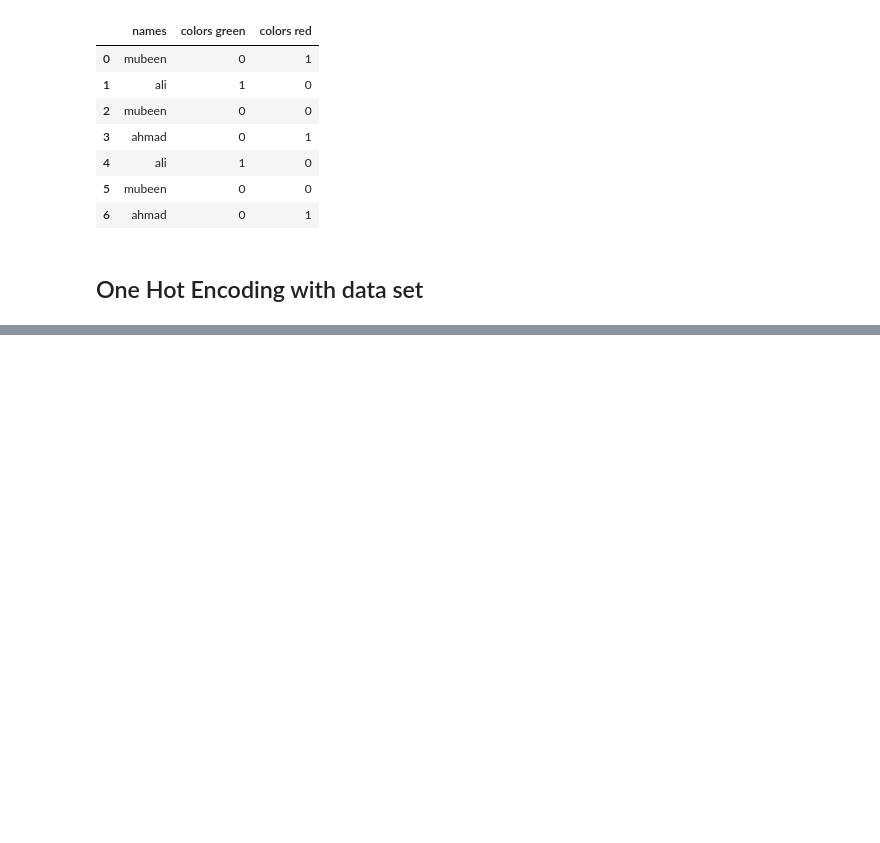
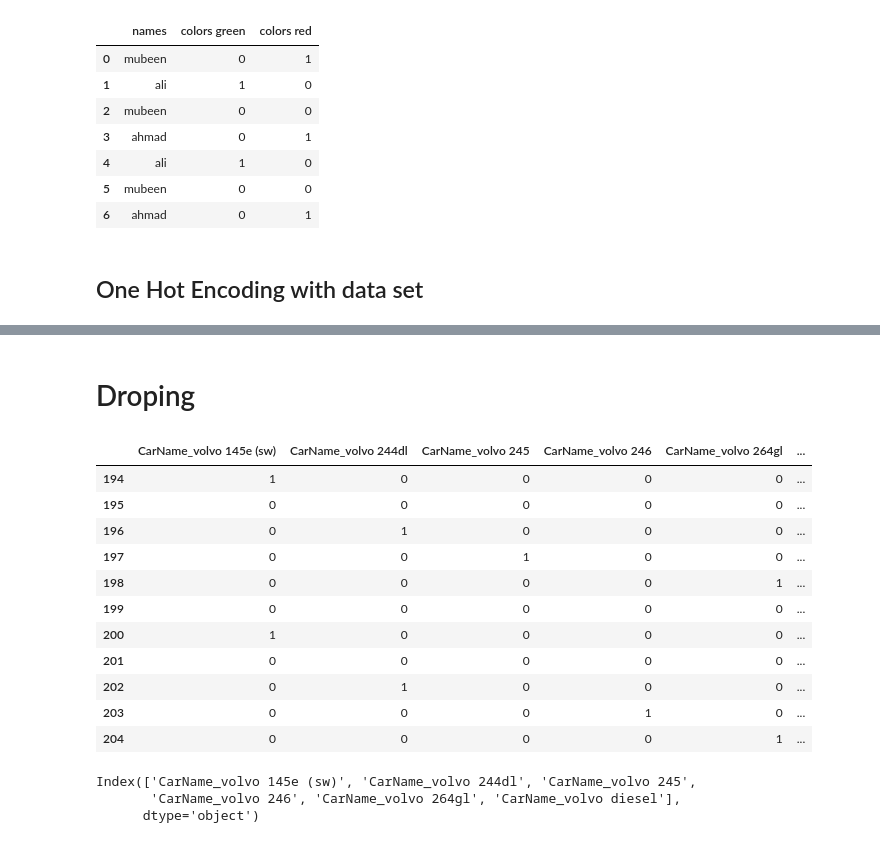
Before and after one commit to Mubeen-Ahmad/ML, a Jupyter notebook: Preprocessing/Transformation/2_Encoding/2_nominal/one_hot_encoding.ipynb, the cells around one changed output, grey strips where cells are left out. Drawn from its saved outputs; the diff is of its cells as text; code cells hidden in the pictures; blank space fills up the shorter version.

```diff
--- a/Preprocessing/Transformation/2_Encoding/2_nominal/one_hot_encoding.ipynb
+++ b/Preprocessing/Transformation/2_Encoding/2_nominal/one_hot_encoding.ipynb
@@ -194,0 +190,24 @@ pd.get_dummies(data.CarName.replace(select,"uncomon")).sample(5)
+# %% [markdown]
+# Droping
+# %%
+val = pd.get_dummies(data,drop_first=True)
+val
+# %% [output]
+|  | CarName_volvo 145e (sw) | CarName_volvo 244dl | CarName_volvo 245 | CarName_volvo 246 | CarName_volvo 264gl | ... |
+| 194 | 1 | 0 | 0 | 0 | 0 | ... |
+| 195 | 0 | 0 | 0 | 0 | 0 | ... |
+| 196 | 0 | 1 | 0 | 0 | 0 | ... |
+| 197 | 0 | 0 | 1 | 0 | 0 | ... |
+| 198 | 0 | 0 | 0 | 0 | 1 | ... |
+| 199 | 0 | 0 | 0 | 0 | 0 | ... |
+| 200 | 1 | 0 | 0 | 0 | 0 | ... |
+| 201 | 0 | 0 | 0 | 0 | 0 | ... |
+| 202 | 0 | 1 | 0 | 0 | 0 | ... |
+| 203 | 0 | 0 | 0 | 1 | 0 | ... |
+| 204 | 0 | 0 | 0 | 0 | 1 | ... |
+# %%
+val.columns
+# %% [output]
+Index(['CarName_volvo 145e (sw)', 'CarName_volvo 244dl', 'CarName_volvo 245',
+       'CarName_volvo 246', 'CarName_volvo 264gl', 'CarName_volvo diesel'],
+      dtype='object')
```
Also changed, not shown: parts of 35 cells of this notebook, 11 other files.
